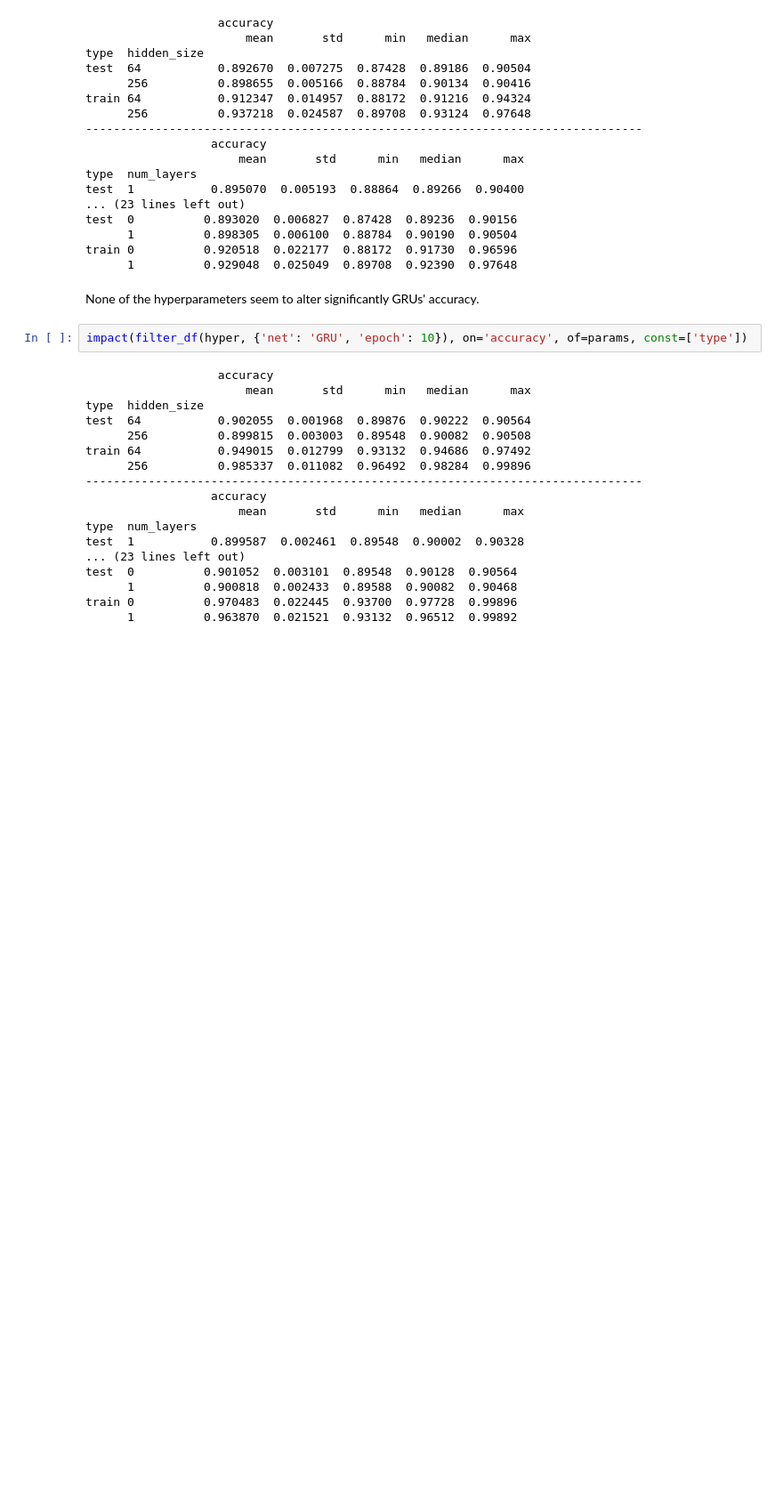
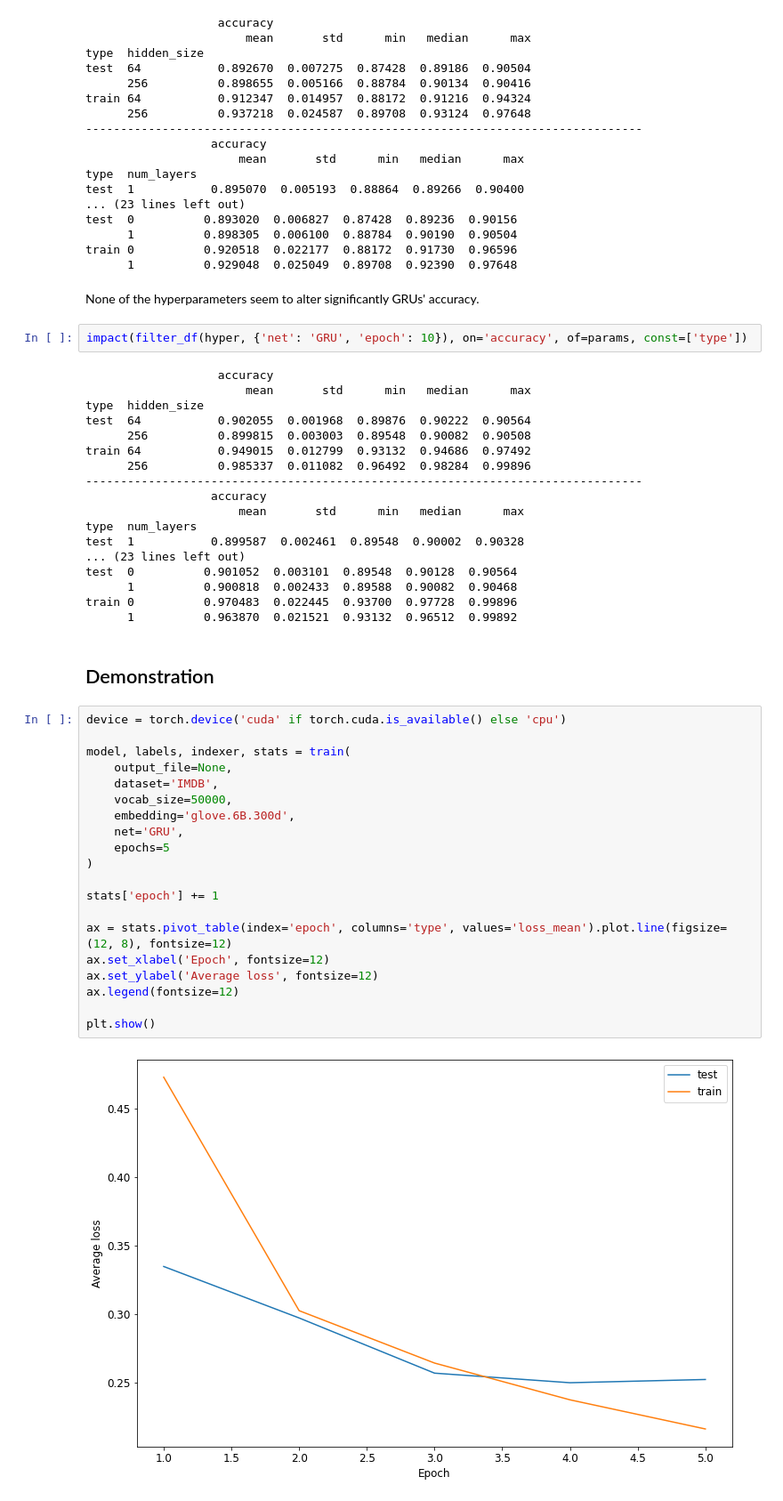
Before and after one commit to francois-rozet/info2049-1, a Jupyter notebook: python/notebook.ipynb, the cells around one changed output. Shown at 89% size. Saved outputs shown, nothing was run; the diff lists cells and outputs as text; blank space fills up the shorter version.

Commit message:
Add demonstration to notebook

```diff
--- a/python/notebook.ipynb
+++ b/python/notebook.ipynb
@@ -288,3 +291,27 @@ test  0          0.901052  0.003101  0.89548  0.90128  0.90564
       1          0.900818  0.002433  0.89588  0.90082  0.90468
 train 0          0.970483  0.022445  0.93700  0.97728  0.99896
       1          0.963870  0.021521  0.93132  0.96512  0.99892
+# %% [markdown]
+## Demonstration
+# %%
+device = torch.device('cuda' if torch.cuda.is_available() else 'cpu')
+
+model, labels, indexer, stats = train(
+    output_file=None,
+    dataset='IMDB',
+    vocab_size=50000,
+    embedding='glove.6B.300d',
+    net='GRU',
+    epochs=5
+)
+
+stats['epoch'] += 1
+
+ax = stats.pivot_table(index='epoch', columns='type', values='loss_mean').plot.line(figsize=(12, 8), fontsize=12)
+ax.set_xlabel('Epoch', fontsize=12)
+ax.set_ylabel('Average loss', fontsize=12)
+ax.legend(fontsize=12)
+
+plt.show()
+# %% [output]
+[figure, added]
```
Also changed, not shown: parts of 2 cells of this notebook.
